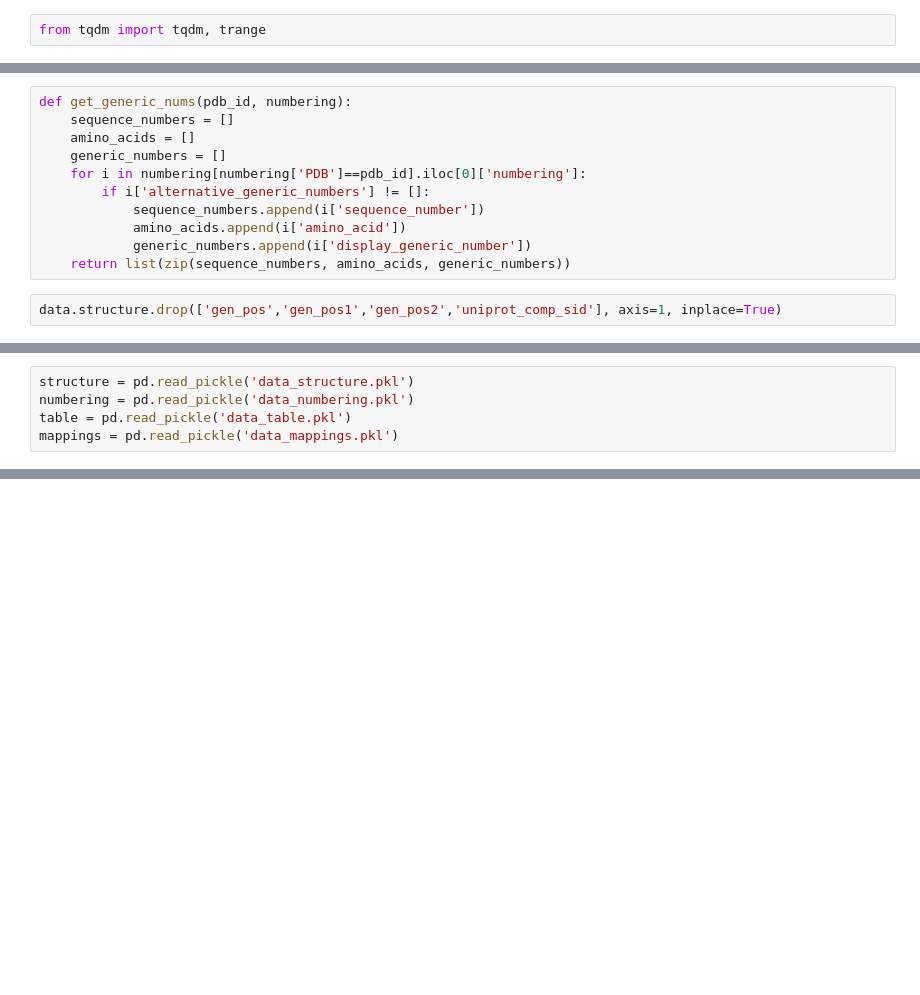
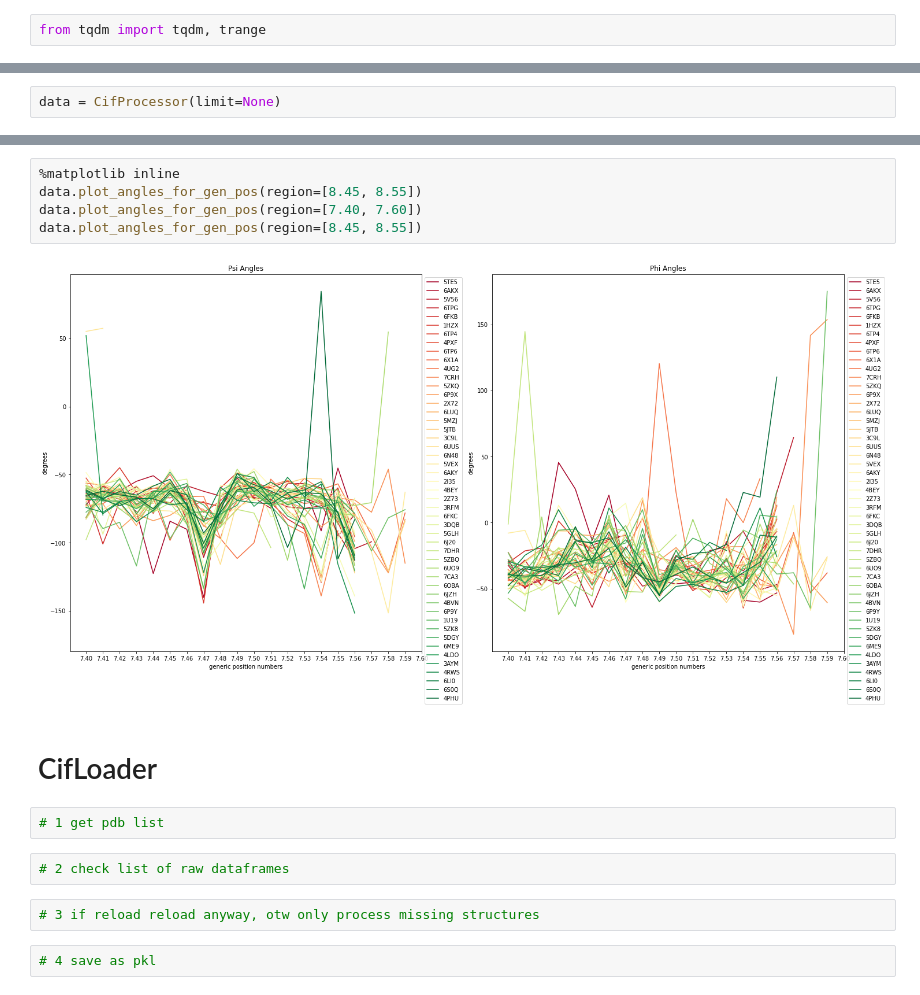
Before and after one commit to flurinh/mt, a Jupyter notebook: mmcif.ipynb, the cells around one changed output, grey strips where cells are left out. Saved outputs shown, nothing was run; the diff lists cells and outputs as text; blank space fills up the shorter version.

```diff
--- a/mmcif.ipynb
+++ b/mmcif.ipynb
@@ -574,13 +8,0 @@ maps_stacked
-# %%
-def get_generic_nums(pdb_id, numbering):
-    sequence_numbers = []
-    amino_acids = []
-    generic_numbers = []
-    for i in numbering[numbering['PDB']==pdb_id].iloc[0]['numbering']:
-        if i['alternative_generic_numbers'] != []:
-            sequence_numbers.append(i['sequence_number'])
-            amino_acids.append(i['amino_acid'])
-            generic_numbers.append(i['display_generic_number'])
-    return list(zip(sequence_numbers, amino_acids, generic_numbers))
-# %%
-data.structure.drop(['gen_pos','gen_pos1','gen_pos2','uniprot_comp_sid'], axis=1, inplace=True)
@@ -791,5 +8,0 @@ data.mappings.to_pickle('data_mappings.pkl')
-# %%
-structure = pd.read_pickle('data_structure.pkl')
-numbering = pd.read_pickle('data_numbering.pkl')
-table = pd.read_pickle('data_table.pkl')
-mappings = pd.read_pickle('data_mappings.pkl')
@@ -1023,0 +397,2 @@ s[(s['label_atom_id']=='CA')]
+# %%
+data = CifProcessor(limit=None)
@@ -1023,0 +506,17 @@ s[(s['label_atom_id']=='CA')]
+# %%
+%matplotlib inline
+data.plot_angles_for_gen_pos(region=[8.45, 8.55])
+data.plot_angles_for_gen_pos(region=[7.40, 7.60])
+data.plot_angles_for_gen_pos(region=[8.45, 8.55])
+# %% [output]
+[figure, added]
+# %% [markdown]
+# CifLoader
+# %%
+# 1 get pdb list
+# %%
+# 2 check list of raw dataframes
+# %%
+# 3 if reload reload anyway, otw only process missing structures
+# %%
+# 4 save as pkl
```
Also changed, not shown: parts of 91 cells of this notebook.
